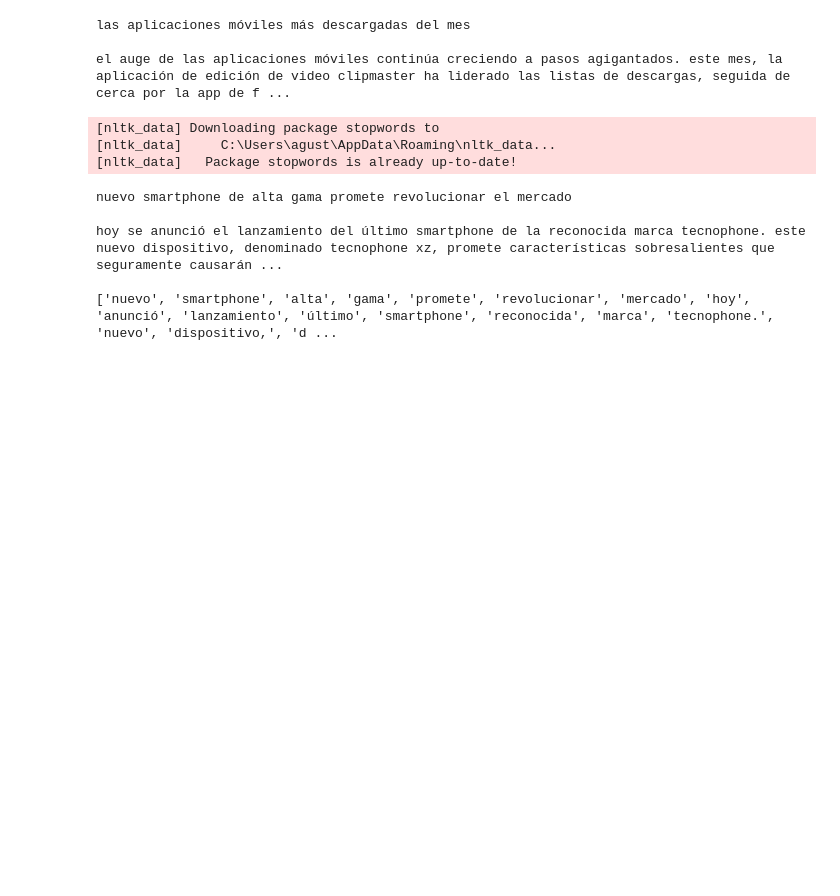
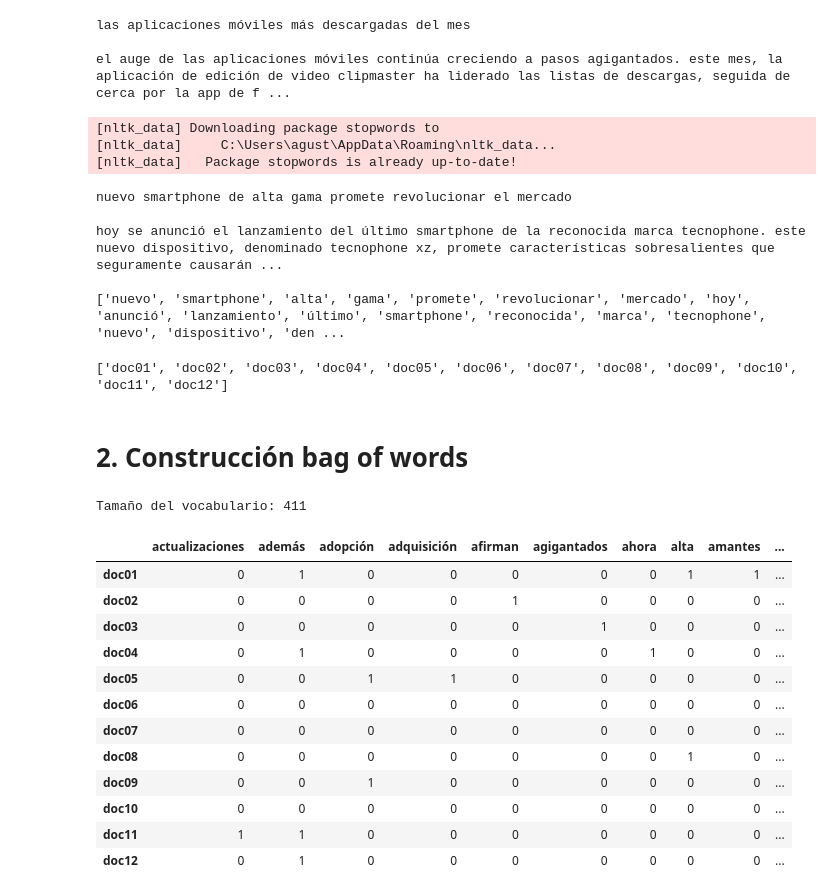
Before and after one commit to Agustin-Casebonne/PLN, a Jupyter notebook: practica2/practica_2.ipynb, the cells around one changed output. Drawn from its saved outputs; the diff is of its cells as text; code cells hidden in the pictures; blank space fills up the shorter version.

```diff
--- a/practica2/practica_2.ipynb
+++ b/practica2/practica_2.ipynb
@@ -43,13 +44,70 @@ stop_words = set(stopwords.words("spanish"))
 [nltk_data]     C:\Users\agust\AppData\Roaming\nltk_data...
 [nltk_data]   Package stopwords is already up-to-date!
 # %%
+import re
+
 print(doc1_text)
-puntuacion = [".", ",", ";", ":", "!", "?", "(", ")", "[", "]", "{", "}", "'", '"', "-", "_", "/", "\\", "@", "#", "$", "%", "^", "&", "*", "+", "=", "<", ">", "|"]
-doc1_text = stop_words = [word for word in doc1_text.split() if word not in stop_words and word not in puntuacion]
-print(doc1_text)
+
+def limpiar(texto):
+    texto = re.sub(r"[^a-záéíóúüñ\s]", " ", texto)
+    return [w for w in texto.split() if w not in stop_words]
+
+doc1_tokens = limpiar(doc1_text)
+print(doc1_tokens)
 # %% [output]
 nuevo smartphone de alta gama promete revolucionar el mercado
 
 hoy se anunció el lanzamiento del último smartphone de la reconocida marca tecnophone. este nuevo dispositivo, denominado tecnophone xz, promete características sobresalientes que seguramente causarán ...
 
-['nuevo', 'smartphone', 'alta', 'gama', 'promete', 'revolucionar', 'mercado', 'hoy', 'anunció', 'lanzamiento', 'último', 'smartphone', 'reconocida', 'marca', 'tecnophone.', 'nuevo', 'dispositivo,', 'd ...
+['nuevo', 'smartphone', 'alta', 'gama', 'promete', 'revolucionar', 'mercado', 'hoy', 'anunció', 'lanzamiento', 'último', 'smartphone', 'reconocida', 'marca', 'tecnophone', 'nuevo', 'dispositivo', 'den ...
+# %%
+# Aplicar el preprocesamiento a los 12 documentos
+tokens = {}
+for i in range(1, 13):
+    tokens[f"doc{i:02d}"] = limpiar(globals()[f"doc{i}_text"])
+
+nombres = list(tokens.keys())
+print(nombres)
+# %% [output]
+['doc01', 'doc02', 'doc03', 'doc04', 'doc05', 'doc06', 'doc07', 'doc08', 'doc09', 'doc10', 'doc11', 'doc12']
+# %% [markdown]
+# 2. Construcción bag of words
+# %%
+import numpy as np
+import matplotlib.pyplot as plt
+
+# 1. Vocabulario: todas las palabras distintas de todos los documentos, ordenadas
+vocabulario = set()
+for palabras in tokens.values():
+    vocabulario.update(palabras)
+vocabulario = sorted(vocabulario)
+print("Tamaño del vocabulario:", len(vocabulario))
+
+# 2. Bag-of-Words: una fila por documento, una columna por palabra del vocabulario.
+#    Cada valor es cuántas veces aparece esa palabra en ese documento.
+bow = []
+for nombre in nombres:
+    palabras_doc = tokens[nombre]
+    fila = []
+    for palabra in vocabulario:
+        fila.append(palabras_doc.count(palabra))
+    bow.append(fila)
+
+bow = np.array(bow)
+df_bow = pd.DataFrame(bow, index=nombres, columns=vocabulario)
+df_bow.iloc[:, :15]
+# %% [output]
+Tamaño del vocabulario: 411
+|  | actualizaciones | además | adopción | adquisición | afirman | agigantados | ahora | alta | amantes | ... |
+| doc01 | 0 | 1 | 0 | 0 | 0 | 0 | 0 | 1 | 1 | ... |
+| doc02 | 0 | 0 | 0 | 0 | 1 | 0 | 0 | 0 | 0 | ... |
+| doc03 | 0 | 0 | 0 | 0 | 0 | 1 | 0 | 0 | 0 | ... |
+| doc04 | 0 | 1 | 0 | 0 | 0 | 0 | 1 | 0 | 0 | ... |
+| doc05 | 0 | 0 | 1 | 1 | 0 | 0 | 0 | 0 | 0 | ... |
+| doc06 | 0 | 0 | 0 | 0 | 0 | 0 | 0 | 0 | 0 | ... |
+| doc07 | 0 | 0 | 0 | 0 | 0 | 0 | 0 | 0 | 0 | ... |
+| doc08 | 0 | 0 | 0 | 0 | 0 | 0 | 0 | 1 | 0 | ... |
+| doc09 | 0 | 0 | 1 | 0 | 0 | 0 | 0 | 0 | 0 | ... |
+| doc10 | 0 | 0 | 0 | 0 | 0 | 0 | 0 | 0 | 0 | ... |
+| doc11 | 1 | 1 | 0 | 0 | 0 | 0 | 0 | 0 | 0 | ... |
+| doc12 | 0 | 1 | 0 | 0 | 0 | 0 | 0 | 0 | 0 | ... |
```
Also changed, not shown: parts of 9 cells of this notebook, 1 other file.
